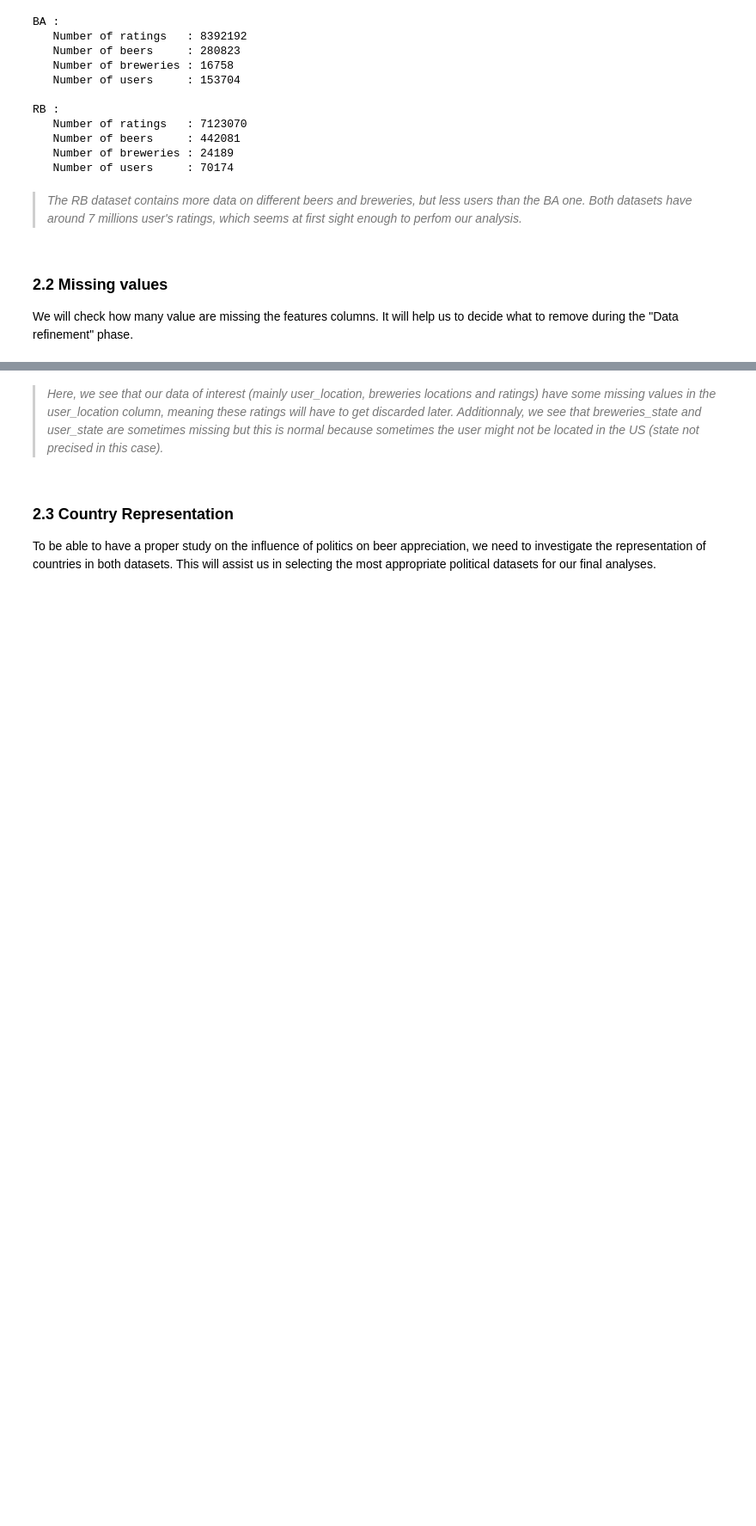
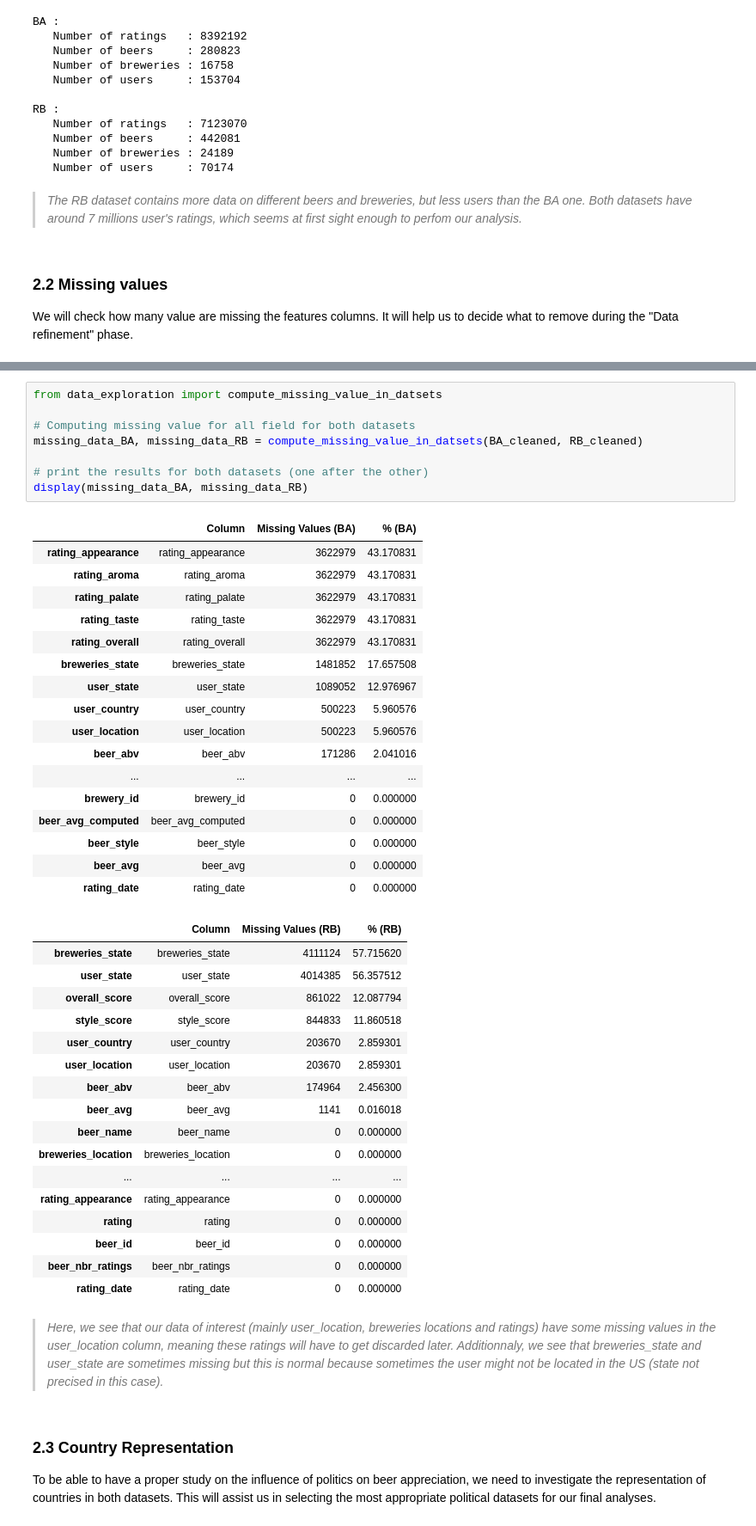
Before and after one commit to epfl-ada/ada-2024-project-casiervert952, a Jupyter notebook: results.ipynb, the cells around one changed output, grey strips where cells are left out. Shown at 86% size. Cells and saved outputs as stored; diff of their text form; blank space fills up the shorter version.

```diff
--- a/results.ipynb
+++ b/results.ipynb
@@ -231,3 +175,46 @@ display(missing_data_BA, missing_data_RB)
+# %%
+from data_exploration import compute_missing_value_in_datsets
+
+# Computing missing value for all field for both datasets
+missing_data_BA, missing_data_RB = compute_missing_value_in_datsets(BA_cleaned, RB_cleaned)
+
+# print the results for both datasets (one after the other)
+display(missing_data_BA, missing_data_RB)
+# %% [output]
+|  | Column | Missing Values (BA) | % (BA) |
+| rating_appearance | rating_appearance | 3622979 | 43.170831 |
+| rating_aroma | rating_aroma | 3622979 | 43.170831 |
+| rating_palate | rating_palate | 3622979 | 43.170831 |
+| rating_taste | rating_taste | 3622979 | 43.170831 |
+| rating_overall | rating_overall | 3622979 | 43.170831 |
+| breweries_state | breweries_state | 1481852 | 17.657508 |
+| user_state | user_state | 1089052 | 12.976967 |
+| user_country | user_country | 500223 | 5.960576 |
+| user_location | user_location | 500223 | 5.960576 |
+| beer_abv | beer_abv | 171286 | 2.041016 |
+| ... | ... | ... | ... |
+| brewery_id | brewery_id | 0 | 0.000000 |
+| beer_avg_computed | beer_avg_computed | 0 | 0.000000 |
+| beer_style | beer_style | 0 | 0.000000 |
+| beer_avg | beer_avg | 0 | 0.000000 |
+| rating_date | rating_date | 0 | 0.000000 |
+|  | Column | Missing Values (RB) | % (RB) |
+| breweries_state | breweries_state | 4111124 | 57.715620 |
+| user_state | user_state | 4014385 | 56.357512 |
+| overall_score | overall_score | 861022 | 12.087794 |
+| style_score | style_score | 844833 | 11.860518 |
+| user_country | user_country | 203670 | 2.859301 |
+| user_location | user_location | 203670 | 2.859301 |
+| beer_abv | beer_abv | 174964 | 2.456300 |
+| beer_avg | beer_avg | 1141 | 0.016018 |
+| beer_name | beer_name | 0 | 0.000000 |
+| breweries_location | breweries_location | 0 | 0.000000 |
+| ... | ... | ... | ... |
+| rating_appearance | rating_appearance | 0 | 0.000000 |
+| rating | rating | 0 | 0.000000 |
+| beer_id | beer_id | 0 | 0.000000 |
+| beer_nbr_ratings | beer_nbr_ratings | 0 | 0.000000 |
+| rating_date | rating_date | 0 | 0.000000 |
 # %% [markdown]
 > *Here, we see that our data of interest (mainly user_location, breweries locations and ratings) have some missing values in the user_location column, meaning these ratings will have to get discarded later. Additionnaly, we see that breweries_state and user_state are sometimes missing but this is normal because sometimes the user might not be located in the US (state not precised in this case).*
 # %% [markdown]
```
Also changed, not shown: parts of 15 cells of this notebook, 4 other files.
